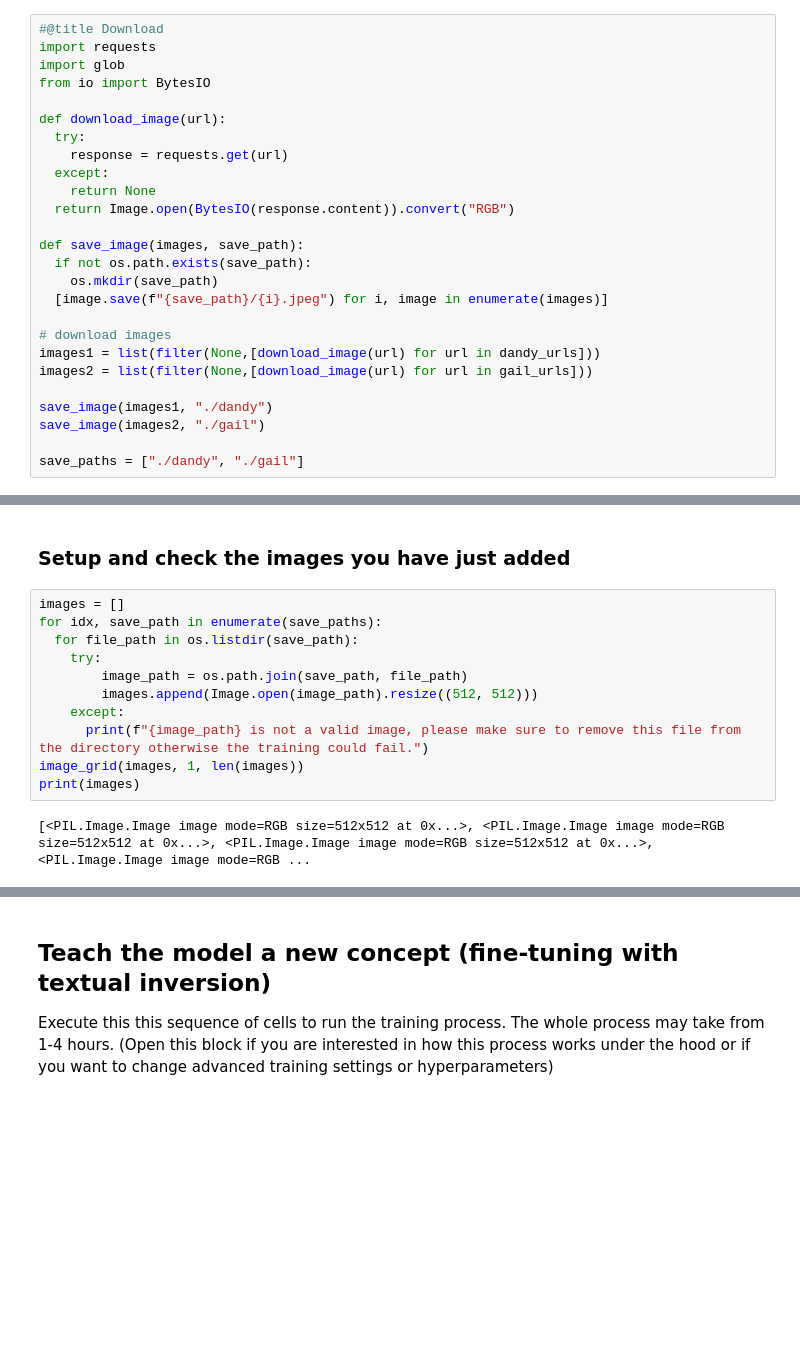
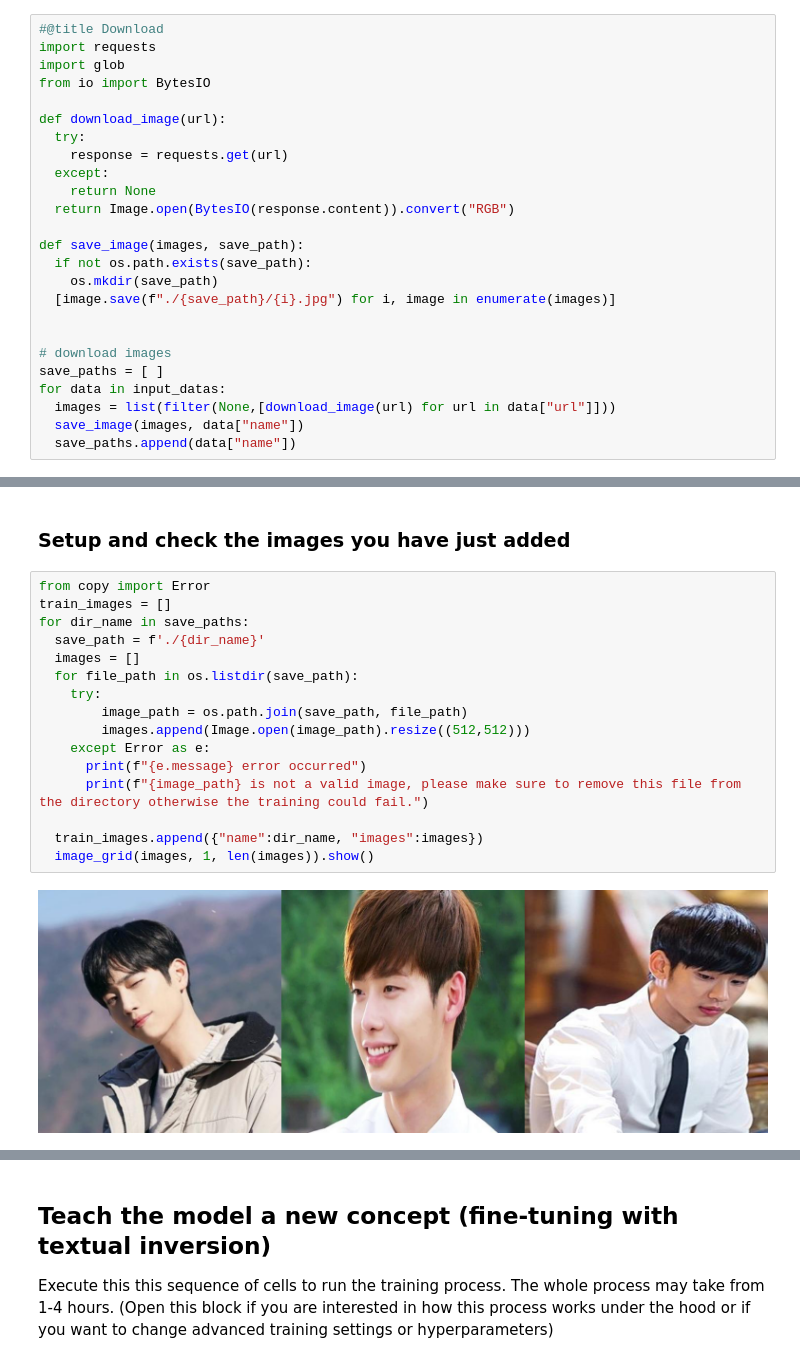
Before and after one commit to AswinBlue/diffusion_image_composer, a Jupyter notebook: diffusers/sd_textual_inversion_training.ipynb, the cells around one changed output, grey strips where cells are left out. Drawn from its saved outputs; the diff is of its cells as text; blank space fills up the shorter version.

```diff
--- a/diffusers/sd_textual_inversion_training.ipynb
+++ b/diffusers/sd_textual_inversion_training.ipynb
@@ -161,16 +168,15 @@ def download_image(url):
 def save_image(images, save_path):
   if not os.path.exists(save_path):
     os.mkdir(save_path)
-  [image.save(f"{save_path}/{i}.jpeg") for i, image in enumerate(images)]
+  [image.save(f"./{save_path}/{i}.jpg") for i, image in enumerate(images)]
+
 
 # download images
-images1 = list(filter(None,[download_image(url) for url in dandy_urls]))
-images2 = list(filter(None,[download_image(url) for url in gail_urls]))
-
-save_image(images1, "./dandy")
-save_image(images2, "./gail")
-
-save_paths = ["./dandy", "./gail"]
+save_paths = [ ]
+for data in input_datas:
+  images = list(filter(None,[download_image(url) for url in data["url"]]))
+  save_image(images, data["name"])
+  save_paths.append(data["name"])
 # %% [markdown]
 ### Option2
 #### Load images from local folder or google drive
@@ -194,15 +204,20 @@ The images_path specified does not exist, use the colab file explorer to copy th
 # %% [markdown]
 ###  Setup and check the images you have just added
 # %%
-images = []
-for idx, save_path in enumerate(save_paths):
+from copy import Error
+train_images = []
+for dir_name in save_paths:
+  save_path = f'./{dir_name}'
+  images = []
   for file_path in os.listdir(save_path):
     try:
         image_path = os.path.join(save_path, file_path)
-        images.append(Image.open(image_path).resize((512, 512)))
-    except:
+        images.append(Image.open(image_path).resize((512,512)))
+    except Error as e:
+      print(f"{e.message} error occurred")
       print(f"{image_path} is not a valid image, please make sure to remove this file from the directory otherwise the training could fail.")
-image_grid(images, 1, len(images))
-print(images)
+
+  train_images.append({"name":dir_name, "images":images})
+  image_grid(images, 1, len(images)).show()
 # %% [output]
-[<PIL.Image.Image image mode=RGB size=512x512 at 0x...>, <PIL.Image.Image image mode=RGB size=512x512 at 0x...>, <PIL.Image.Image image mode=RGB size=512x512 at 0x...>, <PIL.Image.Image image mode=RGB ...
+[figure, added]
```
Also changed, not shown: parts of 7 cells of this notebook.
